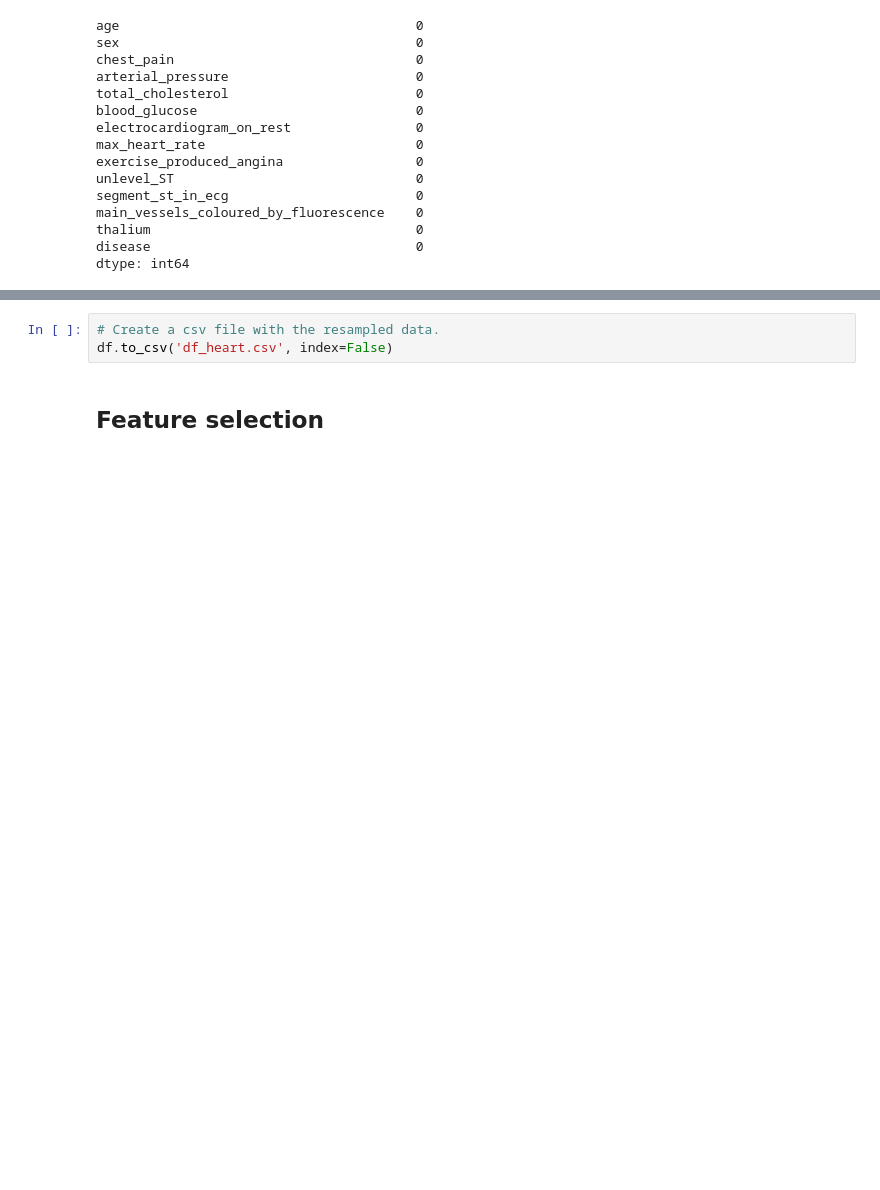
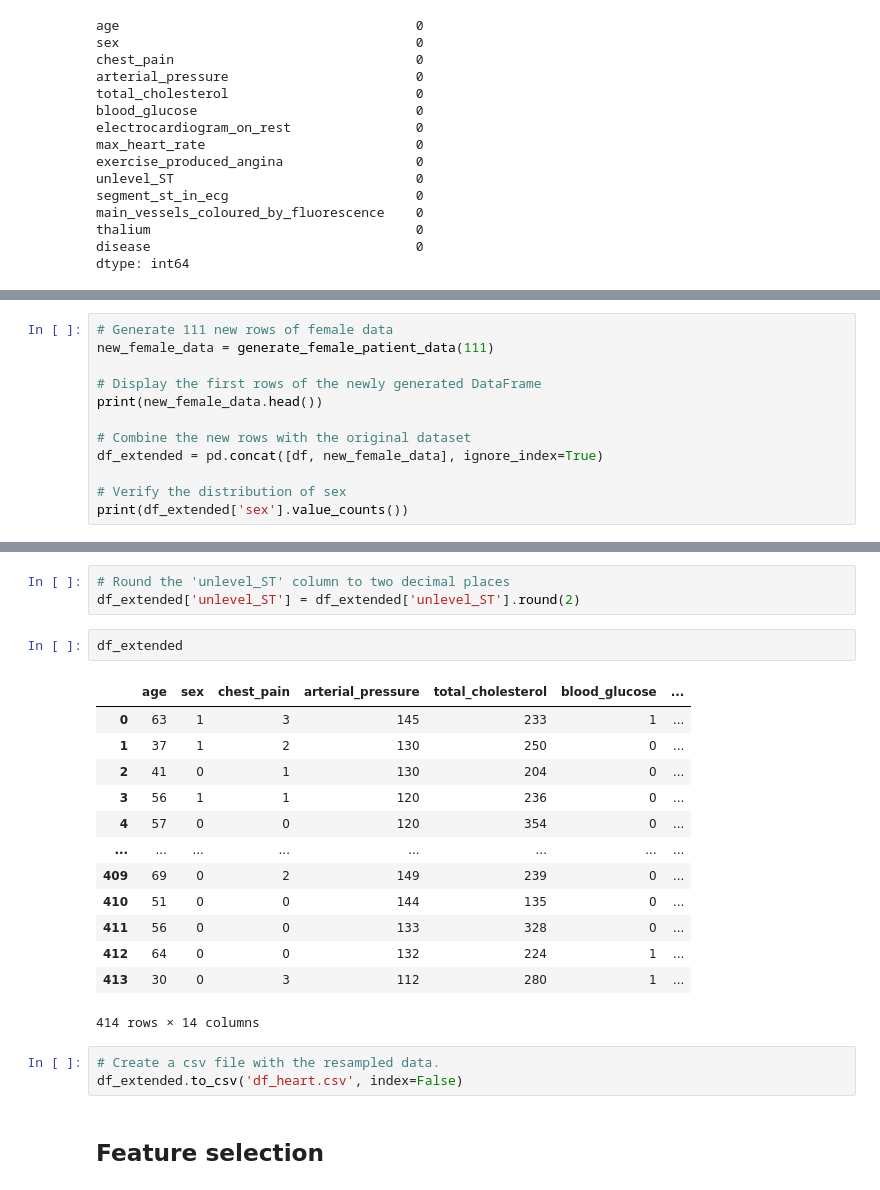
Before and after one commit to AlejandroAlegrePinilla/Heart_Disease_Predictor, a Jupyter notebook: main.ipynb, the cells around one changed output, grey strips where cells are left out. Drawn from its saved outputs; the diff is of its cells as text; blank space fills up the shorter version.

```diff
--- a/main.ipynb
+++ b/main.ipynb
@@ -107,0 +118,12 @@ dtype: int64
+# %%
+# Generate 111 new rows of female data
+new_female_data = generate_female_patient_data(111)
+
+# Display the first rows of the newly generated DataFrame
+print(new_female_data.head())
+
+# Combine the new rows with the original dataset
+df_extended = pd.concat([df, new_female_data], ignore_index=True)
+
+# Verify the distribution of sex
+print(df_extended['sex'].value_counts())
@@ -108,6 +148,25 @@ dtype: int64
+# %%
+# Round the 'unlevel_ST' column to two decimal places
+df_extended['unlevel_ST'] = df_extended['unlevel_ST'].round(2)
+# %%
+df_extended
+# %% [output]
+|  | age | sex | chest_pain | arterial_pressure | total_cholesterol | blood_glucose | ... |
+| 0 | 63 | 1 | 3 | 145 | 233 | 1 | ... |
+| 1 | 37 | 1 | 2 | 130 | 250 | 0 | ... |
+| 2 | 41 | 0 | 1 | 130 | 204 | 0 | ... |
+| 3 | 56 | 1 | 1 | 120 | 236 | 0 | ... |
+| 4 | 57 | 0 | 0 | 120 | 354 | 0 | ... |
+| ... | ... | ... | ... | ... | ... | ... | ... |
+| 409 | 69 | 0 | 2 | 149 | 239 | 0 | ... |
+| 410 | 51 | 0 | 0 | 144 | 135 | 0 | ... |
+| 411 | 56 | 0 | 0 | 133 | 328 | 0 | ... |
+| 412 | 64 | 0 | 0 | 132 | 224 | 1 | ... |
+| 413 | 30 | 0 | 3 | 112 | 280 | 1 | ... |
+414 rows × 14 columns
 # %%
 # Create a csv file with the resampled data.
-df.to_csv('df_heart.csv', index=False)
+df_extended.to_csv('df_heart.csv', index=False)
 # %% [markdown]
 ## Feature selection
 # %%
```
Also changed, not shown: parts of 10 cells of this notebook, 4 other files.
